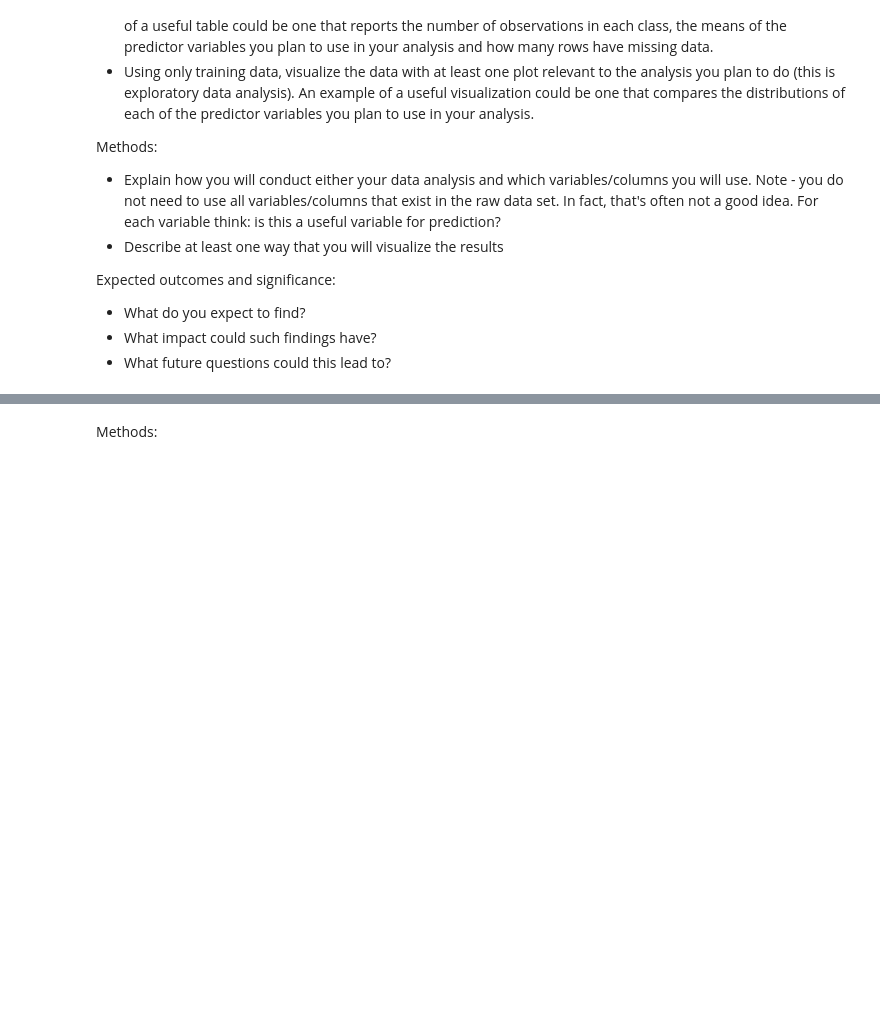
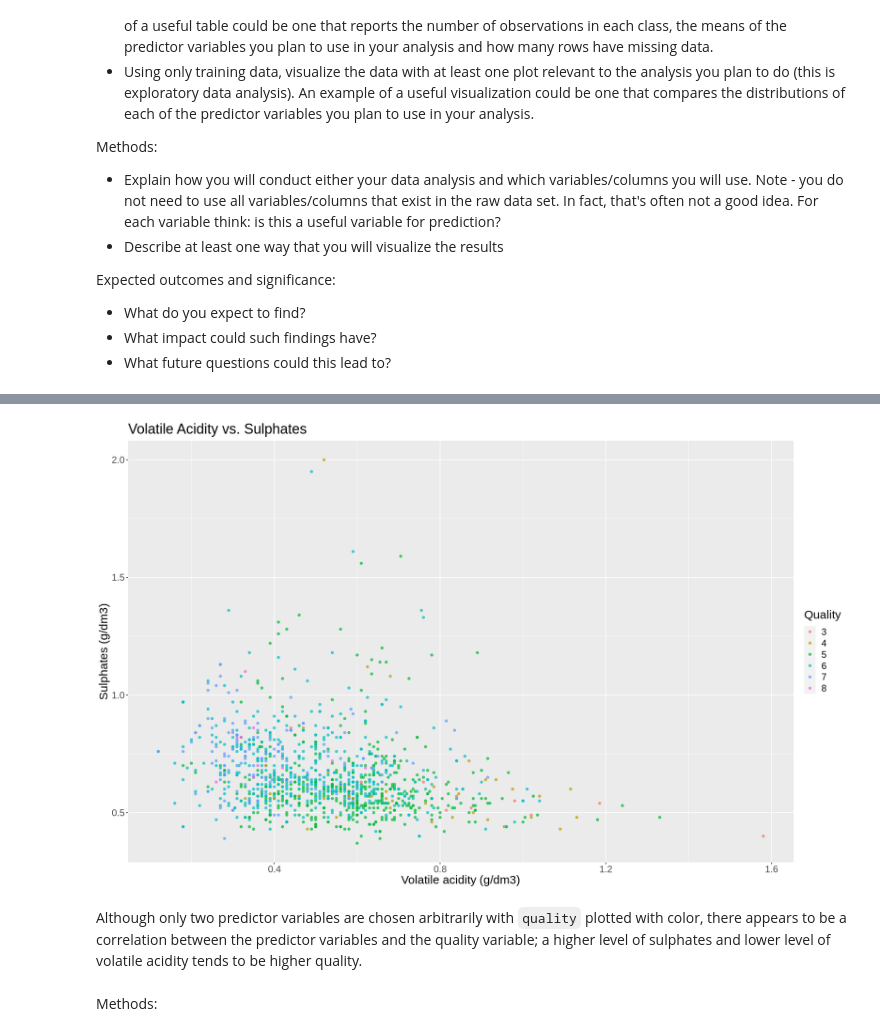
Before and after one commit to j-ackyao/Group-62-project, a Jupyter notebook: group_project_proposal.ipynb, the cells around one changed output, grey strips where cells are left out. Drawn from its saved outputs; the diff is of its cells as text; code cells hidden in the pictures; blank space fills up the shorter version.

```diff
--- a/group_project_proposal.ipynb
+++ b/group_project_proposal.ipynb
@@ -154,3 +290,17 @@ Scientists can predict human wine taste preferences by using a data mining appro
+# %%
+options(repr.plot.width = 16, repr.plot.height = 10)
+
+red_predictor_scatter <- ggplot(red_training_data, aes(x = volatile_acidity, y = sulphates, color = quality)) +
+    geom_point(alpha = 0.7) +
+    ggtitle("Volatile Acidity vs. Sulphates") +
+    labs(x = "Volatile acidity (g/dm3)", y = "Sulphates (g/dm3)", color = "Quality") +
+    theme(text = element_text(size = 18))
+
+red_predictor_scatter
+# %% [output]
+[figure, added]
+# %% [markdown]
+Although only two predictor variables are chosen arbitrarily with `quality` plotted with color, there appears to be a correlation between the predictor variables and the quality variable; a higher level of sulphates and lower level of volatile acidity tends to be higher quality.
 # %% [markdown]
 Methods:
 # %% [markdown]
```
Also changed, not shown: parts of 19 cells of this notebook, 1 other file.
